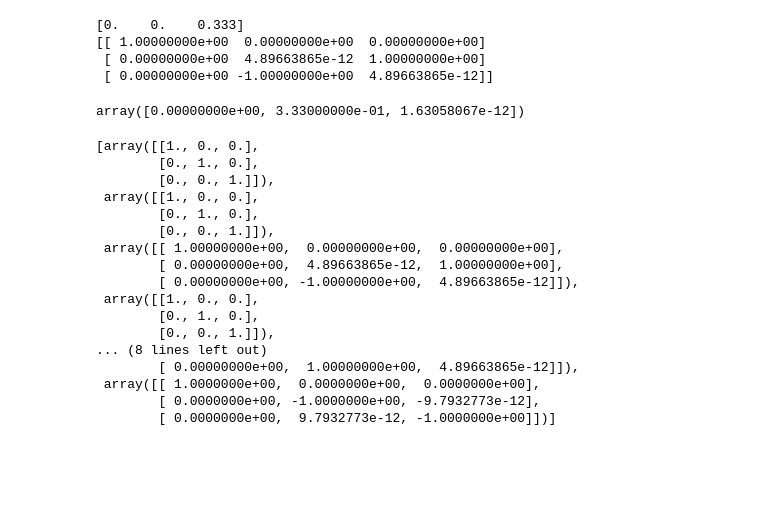
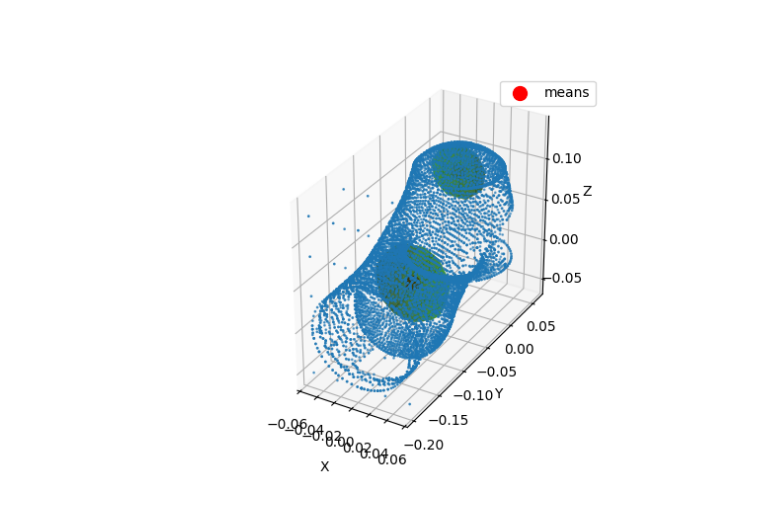
Before and after one commit to Bbosc/GDSOA, a Jupyter notebook: visualization.ipynb, the cells around one changed output. Drawn from its saved outputs; the diff is of its cells as text; code cells hidden in the pictures; blank space fills up the shorter version.

Commit message:
representation per link looks alright

```diff
--- a/visualization.ipynb
+++ b/visualization.ipynb
@@ -159,25 +7,0 @@ _ = fk(q, dq, derivation_order=0)
-# %%
-%matplotlib widget
-fig = plt.figure()
-ax = fig.add_subplot(projection='3d')
-ax.set_xlim([-1, 1])
-ax.set_ylim([-1, 1])
-ax.set_zlim([-0.1, 1.5])
-ax.set_aspect('equal')
-
-
-root = fk.data.oMf[fk.model.getFrameId('root_joint')].translation
-joint_position = fk.data.oMf[joint_ids[0]].translation
-ax.plot([root[0], joint_position[0]], [root[1], joint_position[1]], [root[2], joint_position[2]], 'k-', linewidth=8, alpha=0.5)  # Link
-ax.scatter(*joint_position, label=fk.model.frames[joint_ids[0]].name)
-for i, joint_id in enumerate(joint_ids[1:]):
-    # plotting the joints and the links
-    p_joint_position = fk.data.oMf[joint_ids[i]].translation
-    joint_position = fk.data.oMf[joint_id].translation
-    ax.plot([p_joint_position[0], joint_position[0]], [p_joint_position[1], joint_position[1]], [p_joint_position[2], joint_position[2]], 'k-', linewidth=8, alpha=0.5)  # Link
-    ax.scatter(*joint_position, c='blue')
-    # plotting the centroids of the gmms
-ax.scatter(fk.mus[:, 0], fk.mus[:, 1], fk.mus[:, 2], c='red')
-
-
-plt.show()
@@ -186,34 +8,20 @@ plt.show()
-# %%
-joint_position = fk.data.oMf[links_ids[1]].translation
-print(joint_position)
-joint_rotation = fk.data.oMf[links_ids[2]].rotation
-print(joint_rotation)
-# %% [output]
-[0.    0.    0.333]
-[[ 1.00000000e+00  0.00000000e+00  0.00000000e+00]
- [ 0.00000000e+00  4.89663865e-12  1.00000000e+00]
- [ 0.00000000e+00 -1.00000000e+00  4.89663865e-12]]
-# %%
-np.dot(joint_position, joint_rotation.T)
-# %% [output]
-array([0.00000000e+00, 3.33000000e-01, 1.63058067e-12])
-# %%
-[fk.data.oMf[link_id].rotation for link_id in links_ids]
-# %% [output]
-[array([[1., 0., 0.],
-        [0., 1., 0.],
-        [0., 0., 1.]]),
- array([[1., 0., 0.],
-        [0., 1., 0.],
-        [0., 0., 1.]]),
- array([[ 1.00000000e+00,  0.00000000e+00,  0.00000000e+00],
-        [ 0.00000000e+00,  4.89663865e-12,  1.00000000e+00],
-        [ 0.00000000e+00, -1.00000000e+00,  4.89663865e-12]]),
- array([[1., 0., 0.],
-        [0., 1., 0.],
-        [0., 0., 1.]]),
-... (8 lines left out)
-        [ 0.00000000e+00,  1.00000000e+00,  4.89663865e-12]]),
- array([[ 1.0000000e+00,  0.0000000e+00,  0.0000000e+00],
-        [ 0.0000000e+00, -1.0000000e+00, -9.7932773e-12],
-        [ 0.0000000e+00,  9.7932773e-12, -1.0000000e+00]])]
+# %%
+fk = ForwardKinematic(
+    urdf_file='franka_description/urdf/panda_no_gripper.urdf',
+    components_per_link=2)
+config = pin.neutral(fk.model)
+# %%
+link = fk.links[2]
+%matplotlib widget
+
+fig = plt.figure()
+ax = fig.add_subplot(projection='3d')
+ax.scatter(link.points[:, 0], link.points[:, 1], link.points[:, 2], s=1)
+ax.scatter(link.means[:, 0], link.means[:, 1], link.means[:, 2], s=100, c='r', label='means')
+for i in range(link.covs.shape[0]):
+    ax.set_aspect('equal')
+    plot_3d_ellipsoid_from_covariance(link.covs[i], center=link.means[i], ax=ax, color='green')
+plt.legend()
+plt.show()
+# %% [output]
+[figure, added]
```
Also changed, not shown: parts of 12 cells of this notebook, 4 other files.
